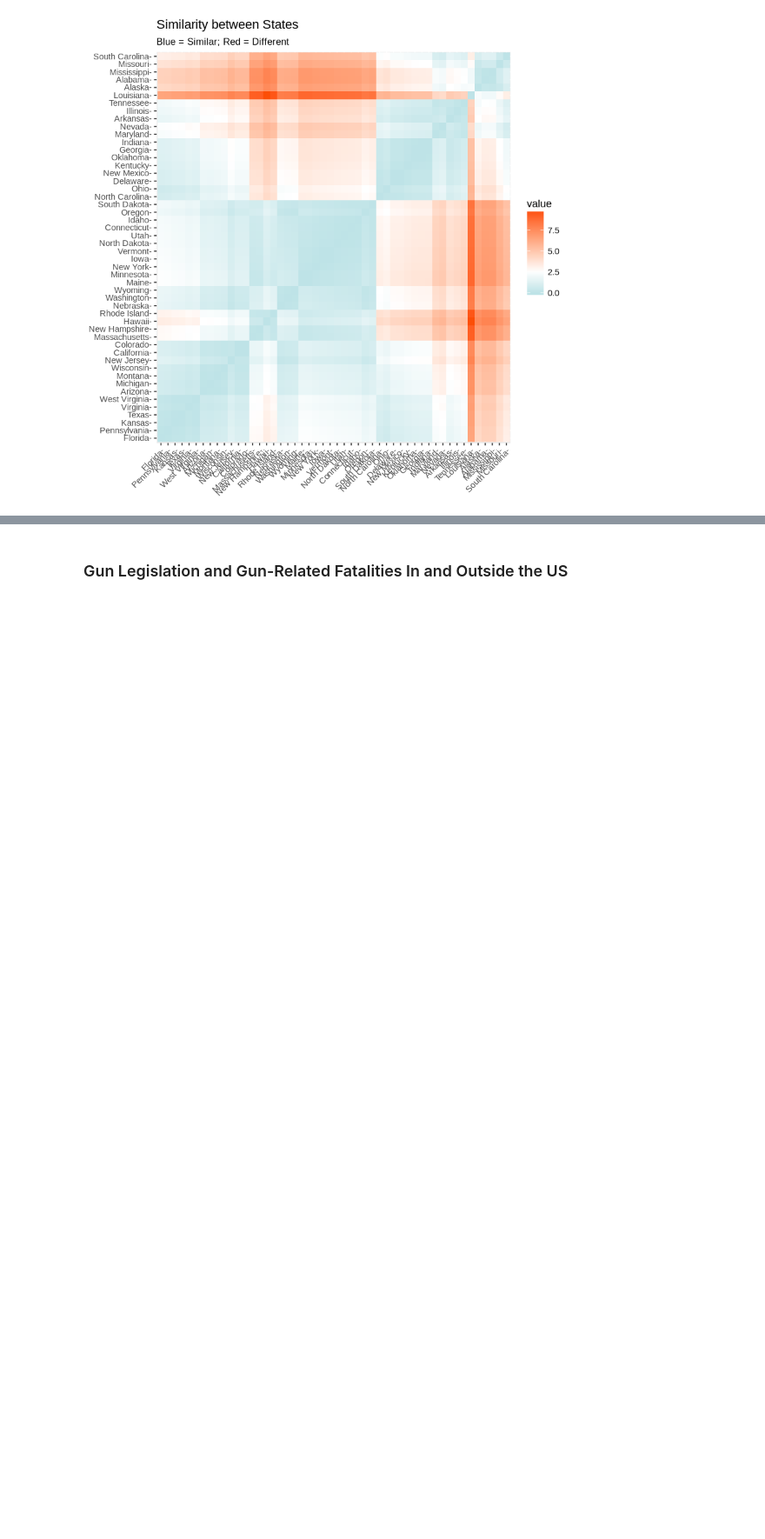
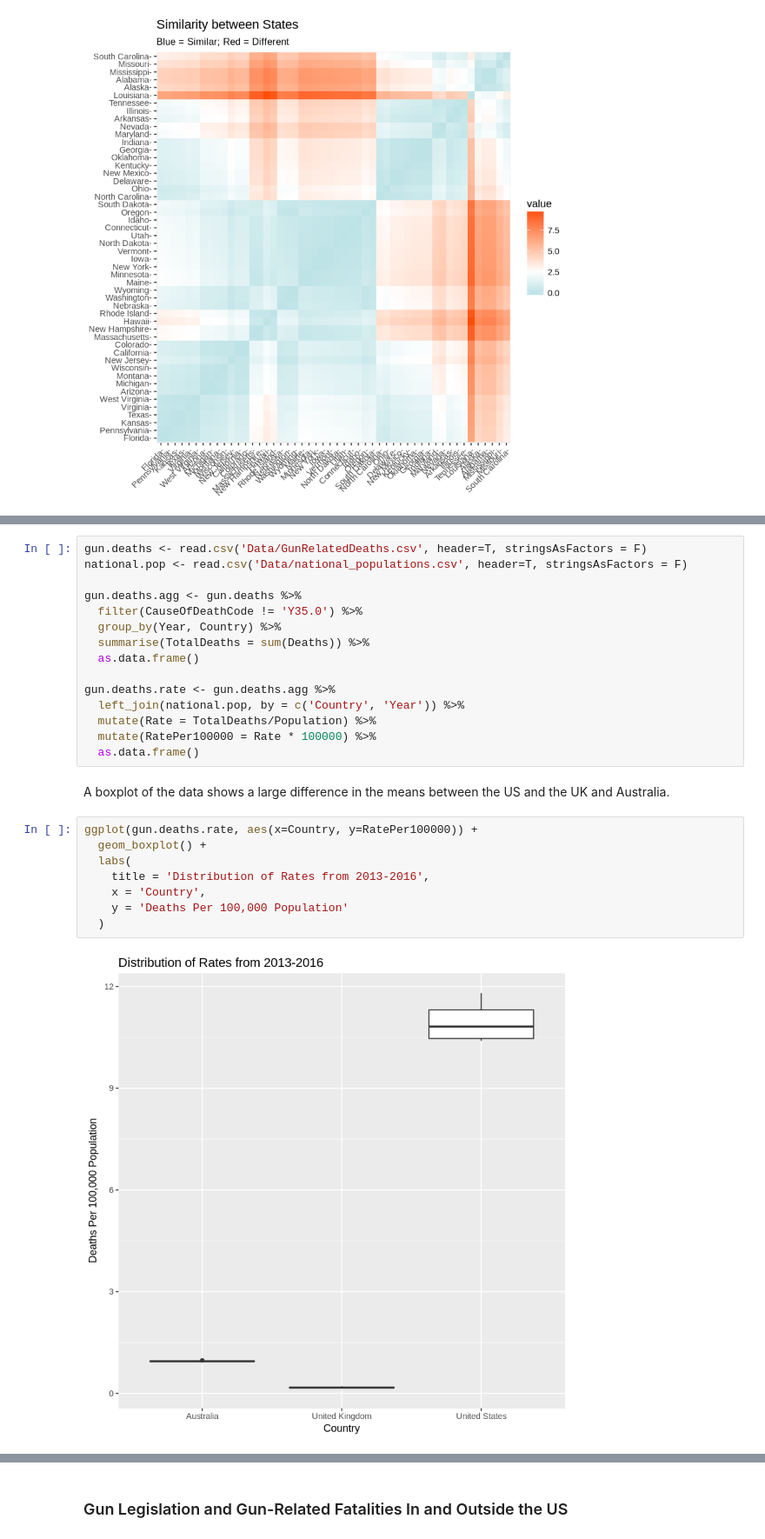
Before and after one commit to amberkiser/GunRelatedDeaths, a Jupyter notebook: Kiser_FinalProject.ipynb, the cells around one changed output, grey strips where cells are left out. Shown at 87% size. Saved outputs shown, nothing was run; the diff lists cells and outputs as text; blank space fills up the shorter version.

```diff
--- a/Kiser_FinalProject.ipynb
+++ b/Kiser_FinalProject.ipynb
@@ -162,0 +166,27 @@ state.cluster.df <- state.cluster.df %>%
+# %%
+gun.deaths <- read.csv('Data/GunRelatedDeaths.csv', header=T, stringsAsFactors = F)
+national.pop <- read.csv('Data/national_populations.csv', header=T, stringsAsFactors = F)
+
+gun.deaths.agg <- gun.deaths %>%
+  filter(CauseOfDeathCode != 'Y35.0') %>%
+  group_by(Year, Country) %>%
+  summarise(TotalDeaths = sum(Deaths)) %>%
+  as.data.frame()
+
+gun.deaths.rate <- gun.deaths.agg %>%
+  left_join(national.pop, by = c('Country', 'Year')) %>%
+  mutate(Rate = TotalDeaths/Population) %>%
+  mutate(RatePer100000 = Rate * 100000) %>%
+  as.data.frame()
+# %% [markdown]
+A boxplot of the data shows a large difference in the means between the US and the UK and Australia.
+# %%
+ggplot(gun.deaths.rate, aes(x=Country, y=RatePer100000)) +
+  geom_boxplot() +
+  labs(
+    title = 'Distribution of Rates from 2013-2016',
+    x = 'Country',
+    y = 'Deaths Per 100,000 Population'
+  )
+# %% [output]
+[figure, added]
```
Also changed, not shown: parts of 5 cells of this notebook.
